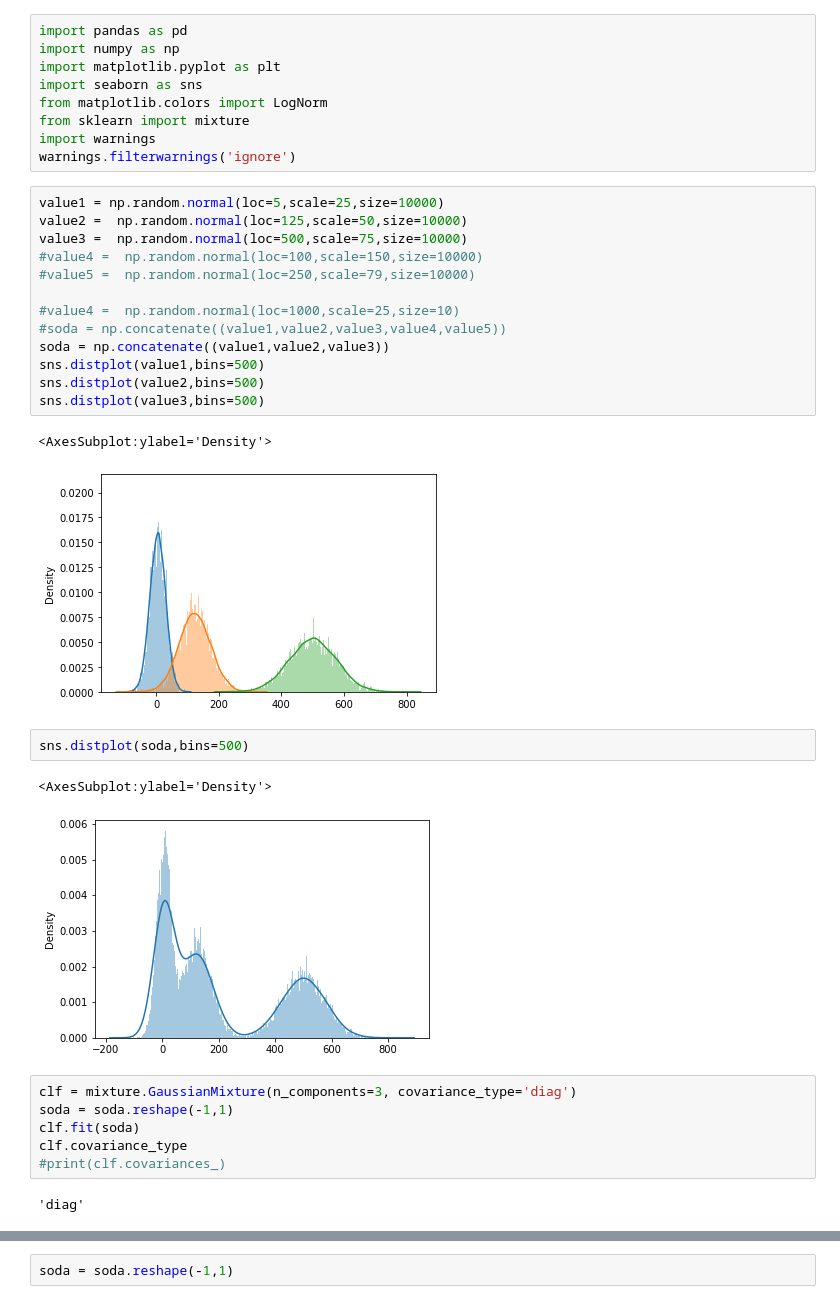
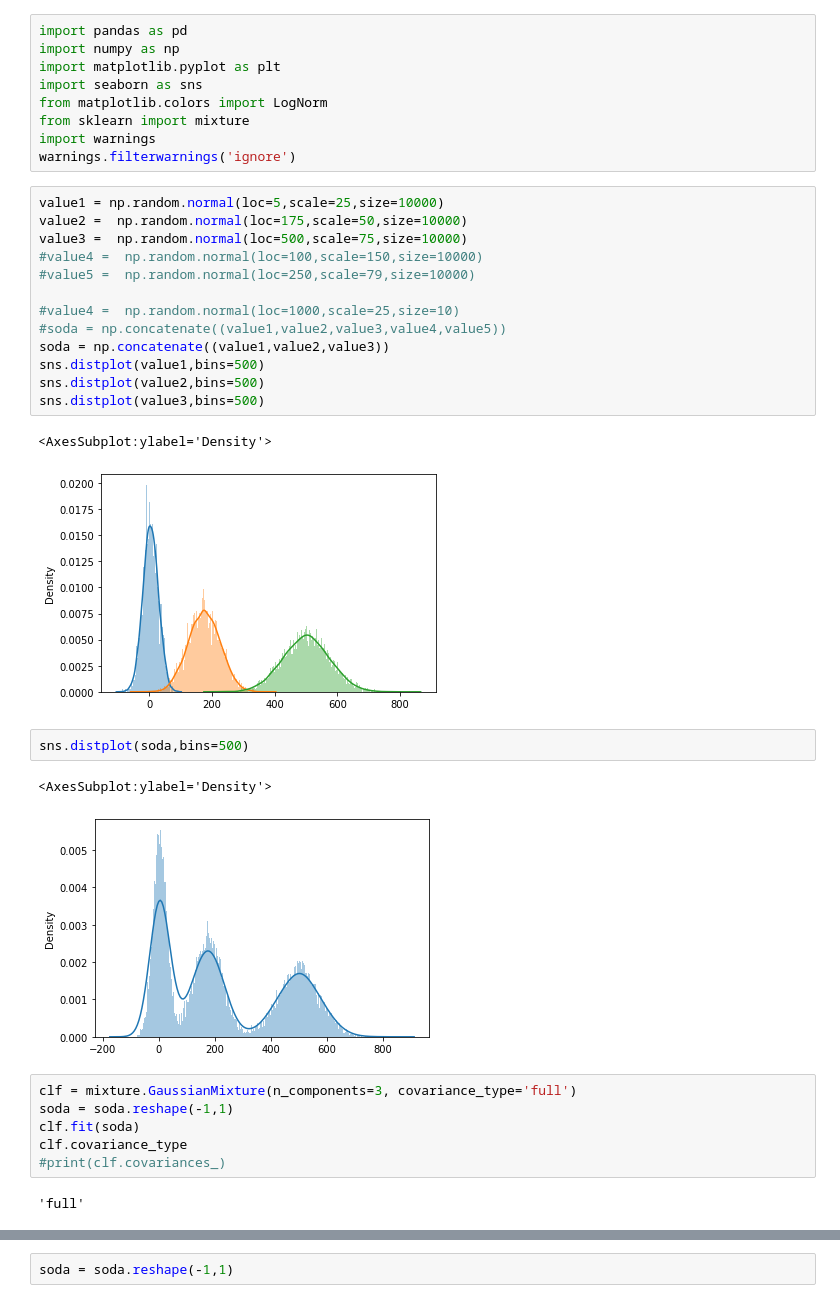
Before and after one commit to algoasylum/SatelliteImageAnalysis, a Jupyter notebook: GMM/GMMs_toydata.ipynb, the cells around one changed output, grey strips where cells are left out. Saved outputs shown, nothing was run; the diff lists cells and outputs as text.

```diff
--- a/GMM/GMMs_toydata.ipynb
+++ b/GMM/GMMs_toydata.ipynb
@@ -9,33 +9,33 @@ import warnings
 warnings.filterwarnings('ignore')
 # %%
 value1 = np.random.normal(loc=5,scale=25,size=10000)
-value2 =  np.random.normal(loc=125,scale=50,size=10000)
+value2 =  np.random.normal(loc=175,scale=50,size=10000)
 value3 =  np.random.normal(loc=500,scale=75,size=10000)
 #value4 =  np.random.normal(loc=100,scale=150,size=10000)
 #value5 =  np.random.normal(loc=250,scale=79,size=10000)
 
 #value4 =  np.random.normal(loc=1000,scale=25,size=10)
 #soda = np.concatenate((value1,value2,value3,value4,value5))
 soda = np.concatenate((value1,value2,value3))
 sns.distplot(value1,bins=500)
 sns.distplot(value2,bins=500)
 sns.distplot(value3,bins=500)
 # %% [output]
 <AxesSubplot:ylabel='Density'>
-[figure, old version]
+[figure, new version]
 # %%
 sns.distplot(soda,bins=500)
 # %% [output]
 <AxesSubplot:ylabel='Density'>
-[figure, old version]
+[figure, new version]
 # %%
-clf = mixture.GaussianMixture(n_components=3, covariance_type='diag')
+clf = mixture.GaussianMixture(n_components=3, covariance_type='full')
 soda = soda.reshape(-1,1)
 clf.fit(soda)
 clf.covariance_type
 #print(clf.covariances_)
 # %% [output]
-'diag'
+'full'
 # %%
 clf.covariances_
 # %% [output]
```
Also changed, not shown: parts of 5 cells of this notebook, 3 other files.
